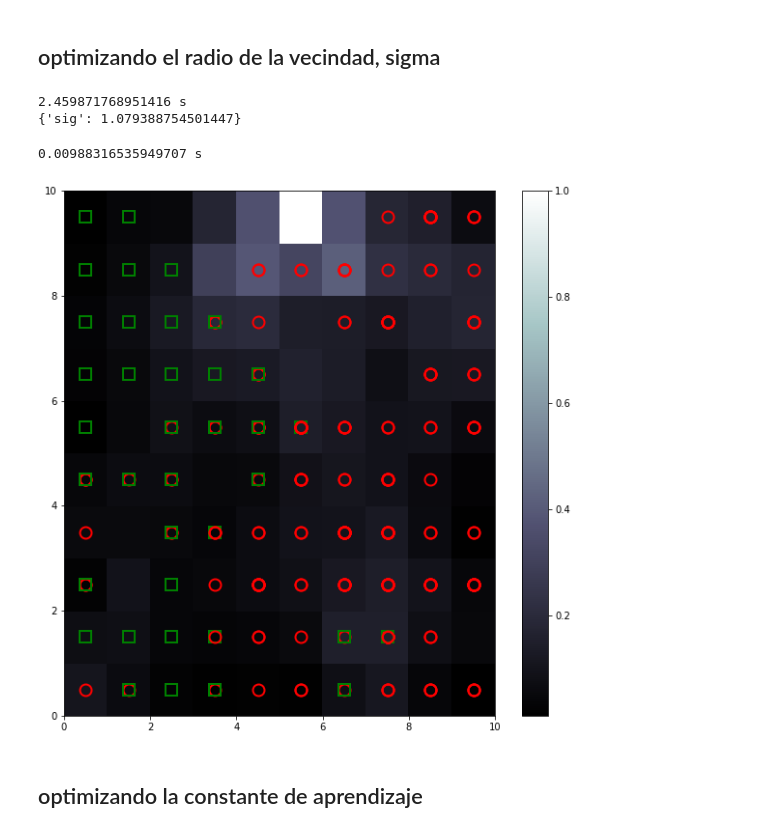
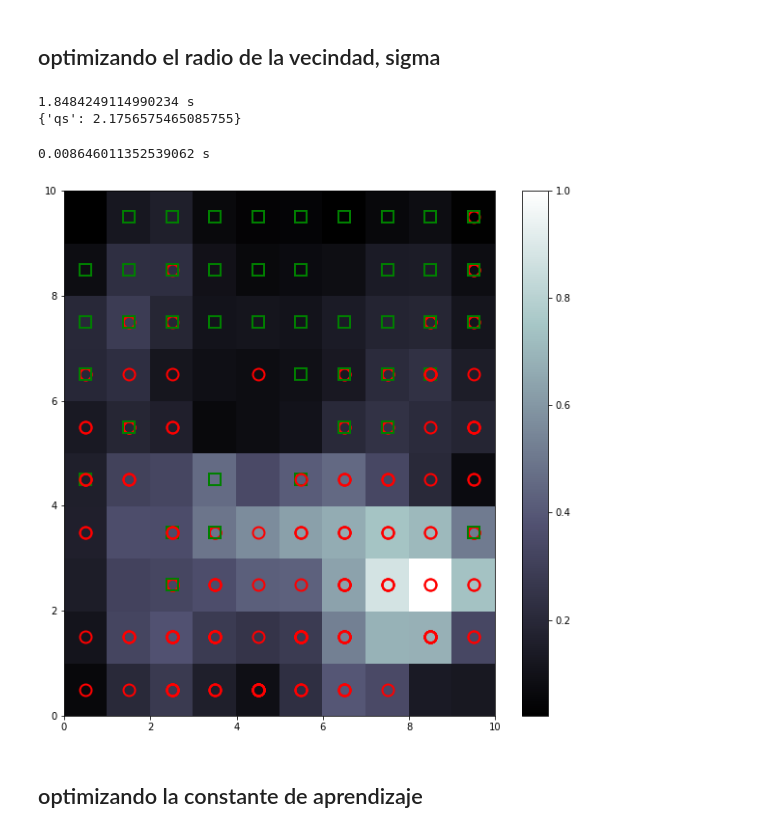
Before and after one commit to qSergio/Tutorial-Multiclases, a Jupyter notebook: Ejemplos/som_examples/Untitled.ipynb, the cells around one changed output. Cells and saved outputs as stored; diff of their text form; code cells hidden in the pictures.

```diff
--- a/Ejemplos/som_examples/Untitled.ipynb
+++ b/Ejemplos/som_examples/Untitled.ipynb
@@ -201,20 +201,20 @@ show()
 # %% [output]
 [figure]
 # %%
-def train_som(x,y, input_len, sigma, learning_rate):
+def entrenamiento(x,y, input_len, sigma, learning_rate):
     som = MiniSom(x=x,
               y=y,
               input_len=input_len,
               sigma=sigma,
               learning_rate=learning_rate)
     som.random_weights_init(data)
-    start_time = time.time()
+    inicial = time.time()
     som.train_random(data, iterations)
-    elapsed_time= time.time()- start_time
-    print(elapsed_time, "s")
+    final = time.time()- inicial
+    print(final, "s")
     return som
 
-def plot_som(som):
+def som_viz(som):
     plt.figure(figsize=(10,10))
     bone()
     pcolor(som.distance_map().T)
@@ -223,8 +223,8 @@ def plot_som(som):
     markers = ['o','s','D']
     colors = ['r','g','b']
 
-    for i,xx in enumerate(data):
-        w = som.winner(xx)
+    for i,j in enumerate(data):
+        w = som.winner(j)
         plot(w[0]+.5,
              w[1]+.5,
              markers[target[i]],
@@ -260,22 +270,22 @@ plot_som(som)
 # %% [markdown]
 ## optimizando el radio de la vecindad, sigma
 # %%
-start_time = time.time()
+inicial = time.time()
 
-best = fmin(
-    fn = lambda sig: MiniSom(x=x,
+opt = fmin(
+    fn = lambda qs: MiniSom(x=x,
                              y=y,
                              input_len=input_len,
-                             sigma=sig,
+                             sigma=qs,
                              learning_rate=learning_rate).quantization_error(data),
-    space = hp.uniform("sig", 0.001 , x/2.01),
+    space = hp.uniform("qs", 0.001 , x/2.01),
     algo = tpe.suggest,
     max_evals = 200)
 
-elapsed_time = time.time() - start_time
+final = time.time() - inicial
 
-print(elapsed_time, "s")
-print(best)
+print(final, "s")
+print(opt)
 # %% [output]
-2.459871768951416 s
-{'sig': 1.079388754501447}
+1.8484249114990234 s
+{'qs': 2.1756575465085755}
@@ -284,10 +292,12 @@ sigma = best['sig']
+# %%
+sigma = opt['qs']
 # %%
-som = train_som(x,y,input_len,sigma,learning_rate)
+som = entrenamiento(x,y,input_len,sigma,learning_rate)
 # %% [output]
-0.00988316535949707 s
+0.008646011352539062 s
 # %%
-plot_som(som)
+som_viz(som)
 # %% [output]
-[figure, old version]
+[figure, new version]
 # %% [markdown]
 ## optimizando la constante de aprendizaje
```
Also changed, not shown: parts of 19 cells of this notebook.
